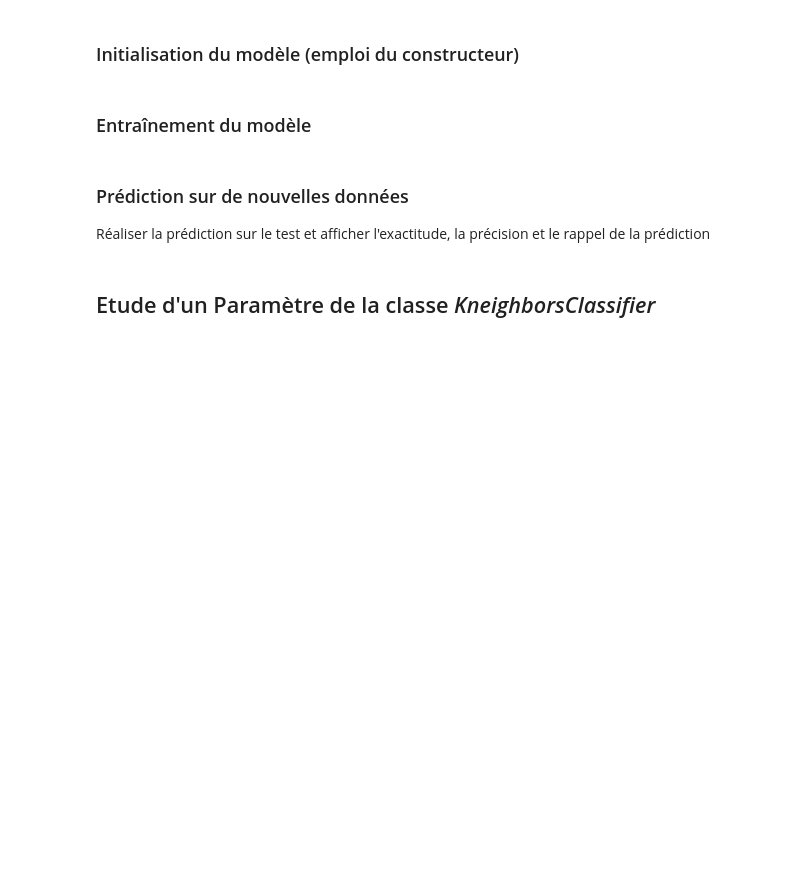
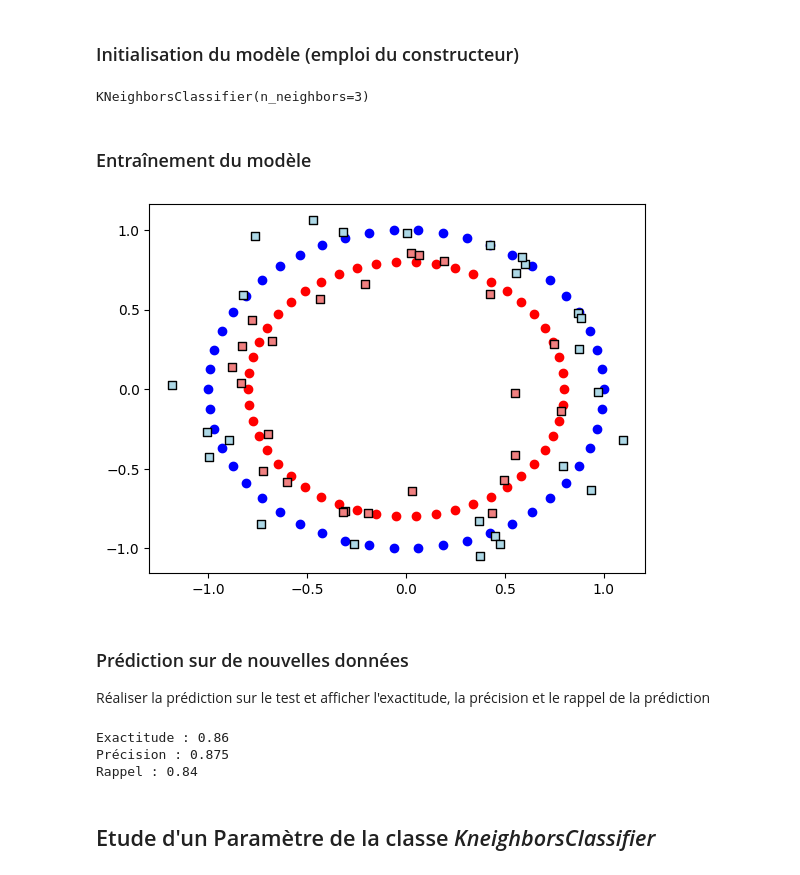
Before and after one commit to helldeal/IUT3, a Jupyter notebook: Modelisation-Maths/TD2/knn_td2_scikitlearn_cas1.ipynb, the cells around one changed output. Saved outputs shown, nothing was run; the diff lists cells and outputs as text; code cells hidden in the pictures; blank space fills up the shorter version.

```diff
--- a/Modelisation-Maths/TD2/knn_td2_scikitlearn_cas1.ipynb
+++ b/Modelisation-Maths/TD2/knn_td2_scikitlearn_cas1.ipynb
@@ -31,2 +42,7 @@ Vous avez une documentation [ici](https://scikit-learn.org/stable/modules/genera
+# %%
+Classifier=KNeighborsClassifier(n_neighbors=3)
+Classifier.fit(x_train,y_train)
+# %% [output]
+KNeighborsClassifier(n_neighbors=3)
 # %% [markdown]
 ### Entraînement du modèle
@@ -35,3 +49,16 @@ Vous avez une documentation [ici](https://scikit-learn.org/stable/modules/genera
+# %%
+classe_prédite= Classifier.predict(x_test)
+
+plt.scatter(x_train[y_train == 0][:, 0], x_train[y_train == 0][:, 1], c='blue', label='Classe 0')
+plt.scatter(x_train[y_train == 1][:, 0], x_train[y_train == 1][:, 1], c='red', label='Classe 1')
+
+# Visualiser les données de test
+plt.scatter(x_test[classe_prédite == 0][:, 0], x_test[classe_prédite == 0][:, 1], c='lightblue', marker='s', edgecolors='black', label='Test Classe 0')
+plt.scatter(x_test[classe_prédite == 1][:, 0], x_test[classe_prédite == 1][:, 1], c='lightcoral', marker='s', edgecolors='black', label='Test Classe 1')
+
+plt.show()
+# %% [output]
+[figure, added]
 # %% [markdown]
 ### Prédiction sur de nouvelles données
 
@@ -41,7 +68,19 @@ from sklearn.metrics import accuracy_score
 from sklearn.metrics import precision_score
 from sklearn.metrics import recall_score
 
-#TODO
+accuracy = accuracy_score(y_test, classe_prédite)
+print(f'Exactitude : {accuracy}')
+
+
+precision = precision_score(y_test, classe_prédite)
+recall = recall_score(y_test, classe_prédite)
+
+print(f'Précision : {precision}')
+print(f'Rappel : {recall}')
+# %% [output]
+Exactitude : 0.86
+Précision : 0.875
+Rappel : 0.84
 # %% [markdown]
 ## Etude d'un Paramètre de la classe *KneighborsClassifier*
 # %% [markdown]
```
Also changed, not shown: parts of 5 cells of this notebook, 1 other file.
